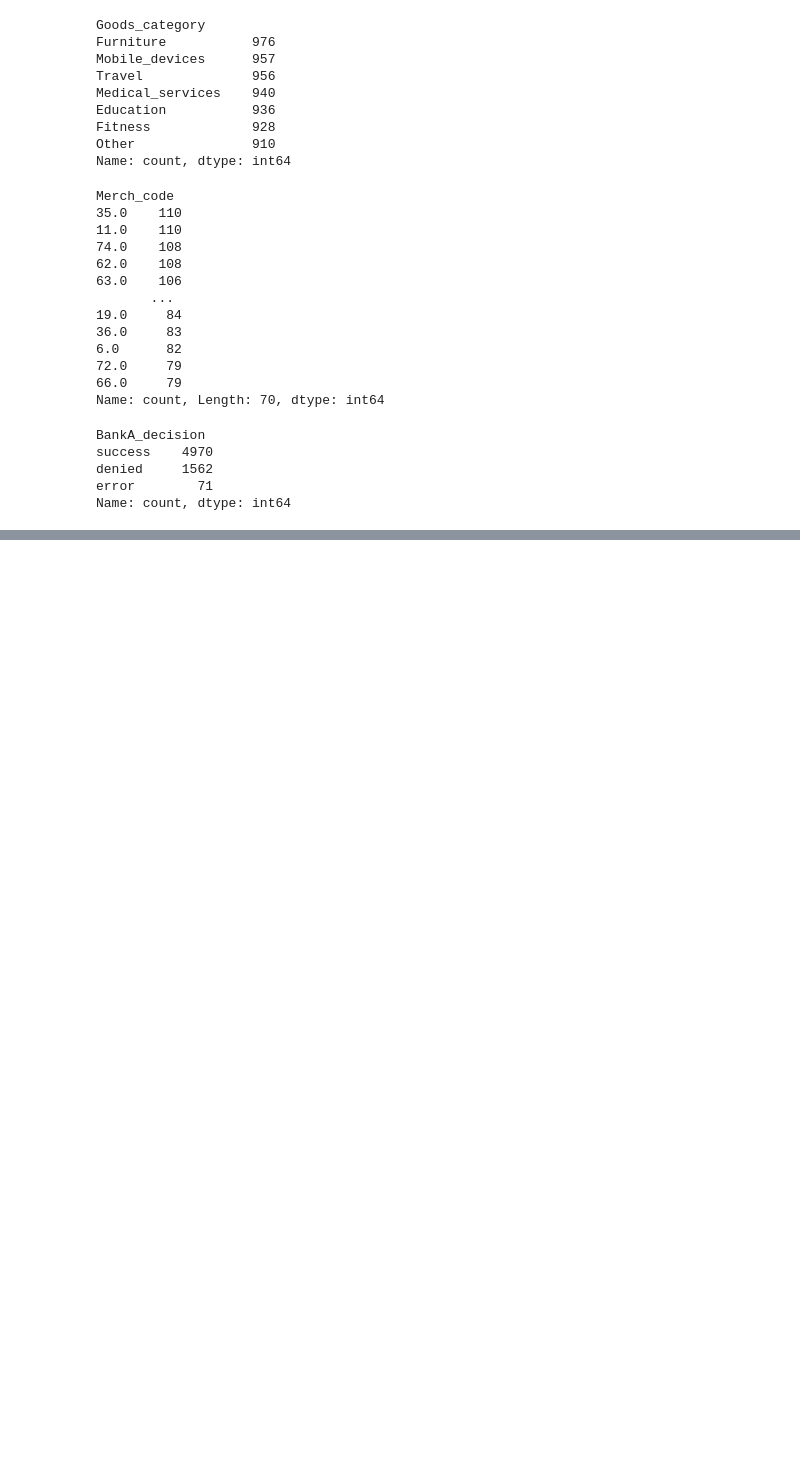
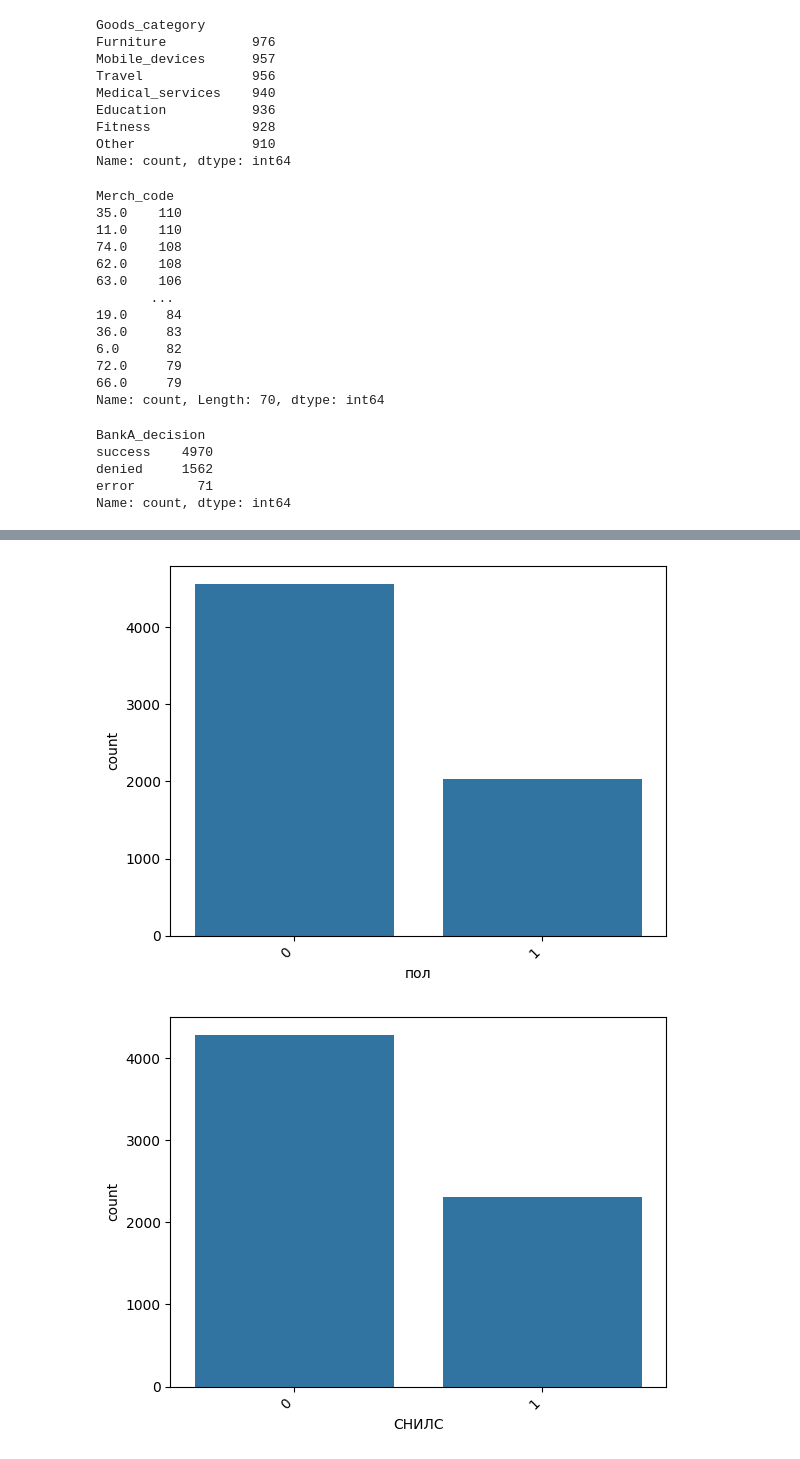
Before and after one commit to svwk/hacaton2, a Jupyter notebook: scripts/data_scripts/analyze_data.ipynb, the cells around one changed output, grey strips where cells are left out. Cells and saved outputs as stored; diff of their text form; code cells hidden in the pictures; blank space fills up the shorter version.

Commit message:
data fix4

```diff
--- a/scripts/data_scripts/analyze_data.ipynb
+++ b/scripts/data_scripts/analyze_data.ipynb
@@ -177 +177,6 @@ dtypes: datetime64[ns](1), float64(5), int64(4), object(12)
 memory usage: 1.1+ MB
+# %%
+f_input4="data/stage_create_features/dataset.csv"
+filename = os.path.join(project_path,f_input4)
+df4 = pd.read_csv(filename, sep=';')
+df4.info()
@@ -498,0 +292,10 @@ datetime.strftime((date.today() -
+# %%
+columns=df4[['пол', 'СНИЛС', 'кол-во детей', 'категория товара', 'семейное положение', 'образование', 'тип занятости', 'стаж работы', 'срок кредита', 'имеет доход','кредит возможен']]
+for i in columns:
+  plt.figure(i)
+  myplot=sns.countplot(df4, x=i)
+  myplot.set_xticklabels(myplot.get_xticklabels(), rotation=45,
+                        horizontalalignment='right')
+# %% [output]
+[figure, added]
+[figure, added]
```
Also changed, not shown: parts of 41 cells of this notebook, 2 other files.
